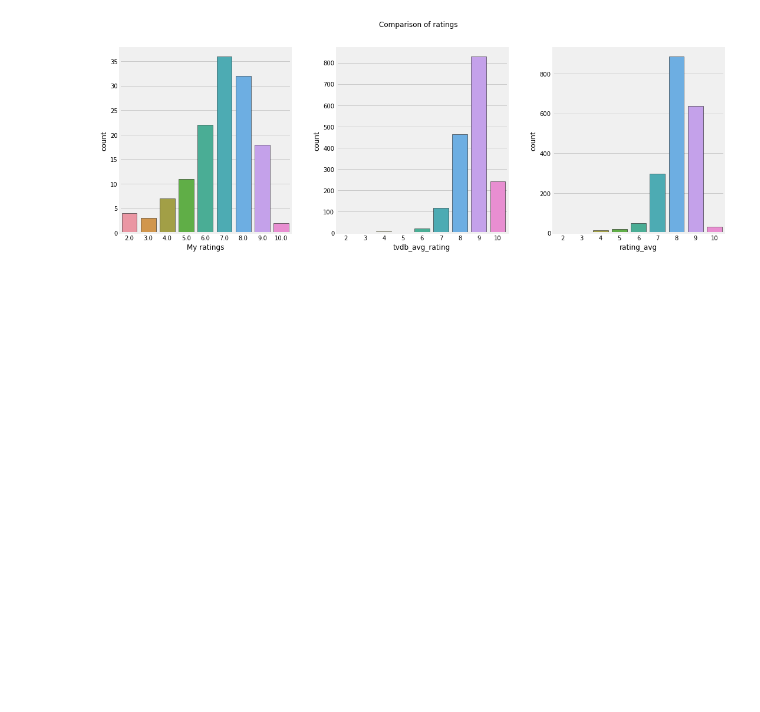
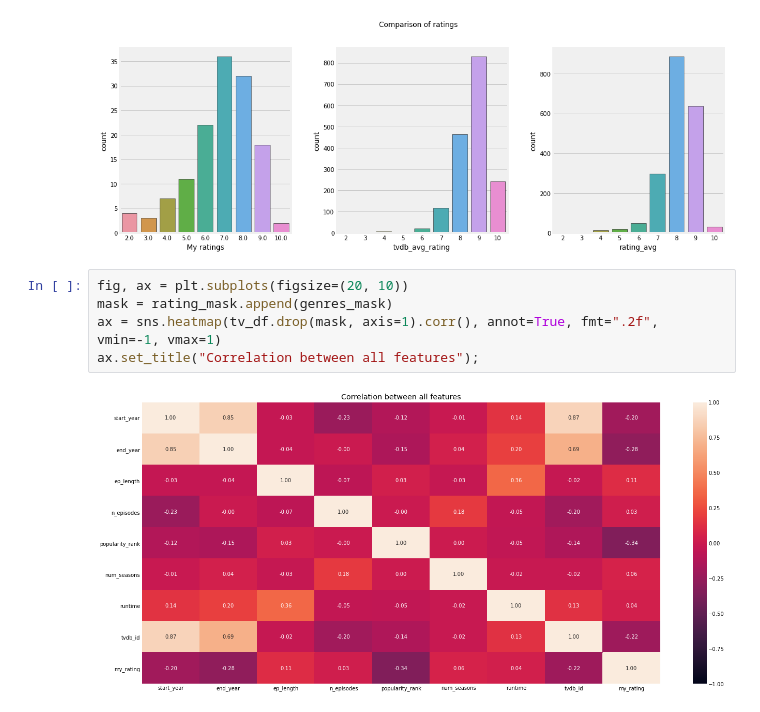
Before and after one commit to arlessweschler/tvtime-dataviz, a Jupyter notebook: seen_series_analysis.ipynb, the cells around one changed output. Cells and saved outputs as stored; diff of their text form; blank space fills up the shorter version.

```diff
--- a/seen_series_analysis.ipynb
+++ b/seen_series_analysis.ipynb
@@ -83,3 +97,10 @@ sns.countplot(disc.map(lambda x: x.right), ax=ax3, edgecolor="#000000")
 plt.show()
 # %% [output]
 [figure]
+# %%
+fig, ax = plt.subplots(figsize=(20, 10))
+mask = rating_mask.append(genres_mask)
+ax = sns.heatmap(tv_df.drop(mask, axis=1).corr(), annot=True, fmt=".2f", vmin=-1, vmax=1)
+ax.set_title("Correlation between all features");
+# %% [output]
+[figure, added]
```
Also changed, not shown: parts of 6 cells of this notebook.
